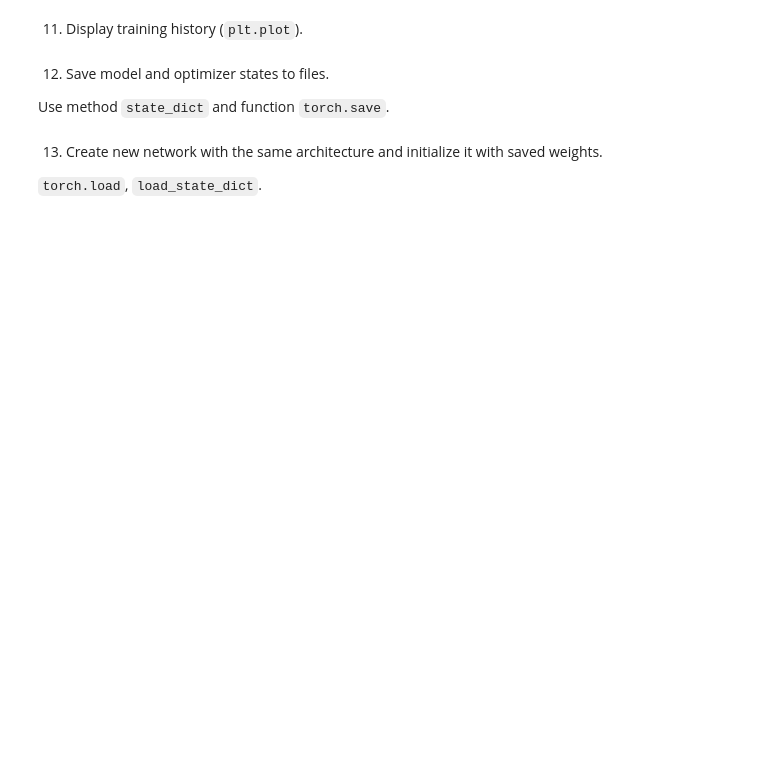
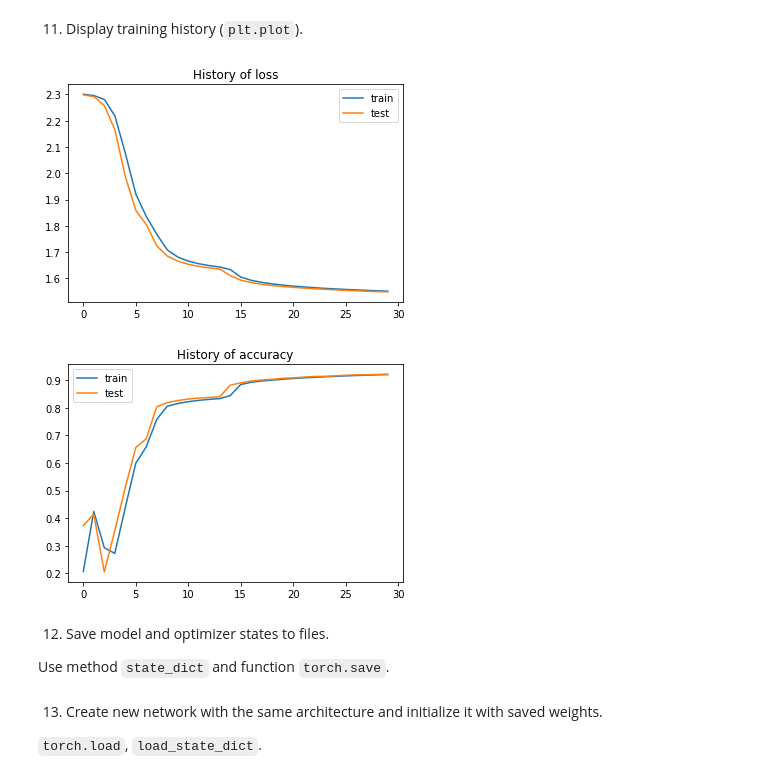
Before and after one commit to MichalMachura/AGH-EmbeddedAI, a Jupyter notebook: lab_2/notebook.ipynb, the cells around one changed output. Cells and saved outputs as stored; diff of their text form; code cells hidden in the pictures; blank space fills up the shorter version.

```diff
--- a/lab_2/notebook.ipynb
+++ b/lab_2/notebook.ipynb
@@ -166,16 +273,3 @@ input tensor - batch of images with shape (batch_size, channels, height, width).
 (channels = 1, for gray scale images)
 
 Instantiate model as `net` object.
-# %%
-
-class MLP(...):
-
-    def __init__(self, ) -> None:
-        super().__init__()
-        ...
-
-    def forward(sefl, x: torch.Tensor) -> torch.Tensor:
-        pass
-
-
-net = ...
@@ -182,6 +375,8 @@ net = ...
 # %% [markdown]
 6. To train network we need to know 'how good or bad' results it gives.
 Please, instantiate `torch.nn.CrossEntropyLoss` as `loss_fcn`.
+# %%
+loss_fcn = torch.nn.CrossEntropyLoss(reduction='mean')  # criterion will calculate mean CE from batch
 # %% [markdown]
 7. To score network define accuracy metric.
 
@@ -212,8 +407,10 @@ class AccuracyMetic(BaseMetic):
         :param y_ref: tensor with shape (batch_size,) and type Long
         :return: scalar tensor with accuracy metric for batch
         """
+        y_pred = y_pred.argmax(1)
+        cmp = y_pred == y_ref
         # scalar value
-        score: torch.Tensor = ...
+        score: torch.Tensor = cmp.sum() / cmp.shape[0]
 
         return score
 
@@ -228,3 +425,9 @@ optimizer = ...
+# %%
+
+params = net.parameters()
+optimizer = torch.optim.SGD(params, # tell optimizer what is the object of optimization
+                            lr=0.01  # how big steps opt. should take
+                            )
 # %% [markdown]
 9. Now define training / testing function:
 
@@ -305,5 +580,20 @@ def train(model,
 # %% [markdown]
 11. Display training history (`plt.plot`).
+# %%
+plt.plot(loss_train, label='train')
+plt.plot(loss_test, label='test')
+plt.legend()
+plt.title("History of loss")
+plt.show()
+
+plt.plot(acc_train, label='train')
+plt.plot(acc_test, label='test')
+plt.legend()
+plt.title("History of accuracy")
+plt.show()
+# %% [output]
+[figure, added]
+[figure, added]
 # %% [markdown]
 12. Save model and optimizer states to files.
 
```
Also changed, not shown: parts of 21 cells of this notebook, 1 other file.
